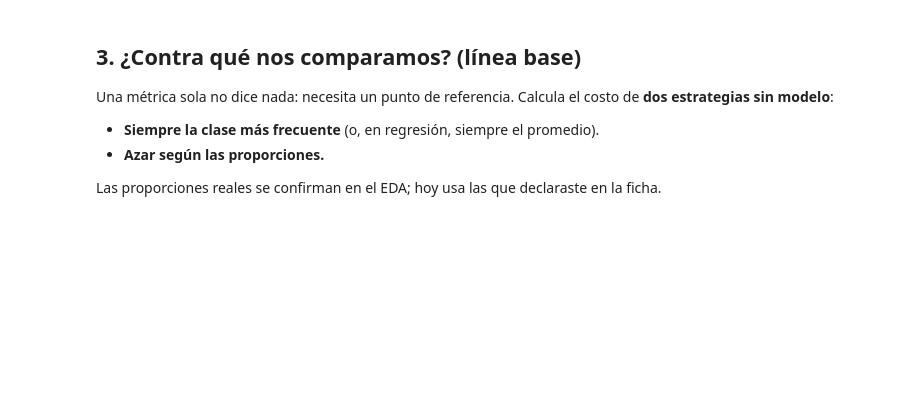
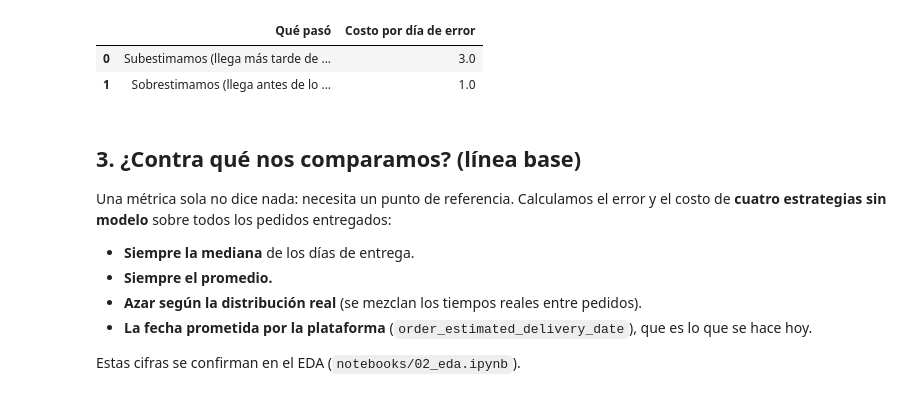
Before and after one commit to Stiware/Laboratorio_practico_ML, a Jupyter notebook: notebooks/01_caso_negocio.ipynb, the cells around one changed output. Drawn from its saved outputs; the diff is of its cells as text; code cells hidden in the pictures; blank space fills up the shorter version.

```diff
--- a/notebooks/01_caso_negocio.ipynb
+++ b/notebooks/01_caso_negocio.ipynb
@@ -49,8 +32,36 @@ else:
+# %%
+import numpy as np
+import pandas as pd
+from pathlib import Path
+
+RAW = Path("../data/raw") if Path("../data/raw").exists() else Path("data/raw")
+
+# Costo por día de error, en unidades relativas (lo que importa es la proporción, no el valor absoluto).
+COST_SUBESTIMAR = 3.0   # predicho < real: el pedido llega más tarde de lo dicho
+COST_SOBRESTIMAR = 1.0  # predicho > real: el pedido llega más temprano de lo dicho
+
+def costo_por_pedido(real, predicho):
+    """Costo relativo de cada predicción: días de error por el costo de su dirección."""
+    error = np.asarray(real) - np.asarray(predicho)          # > 0: subestimamos
+    return np.where(error > 0, COST_SUBESTIMAR * error, -COST_SOBRESTIMAR * error)
+
+pd.DataFrame(
+    {"Qué pasó": ["Subestimamos (llega más tarde de lo dicho)", "Sobrestimamos (llega antes de lo dicho)"],
+     "Costo por día de error": [COST_SUBESTIMAR, COST_SOBRESTIMAR]}
+)
+# %% [output]
+|  | Qué pasó | Costo por día de error |
+| 0 | Subestimamos (llega más tarde de ... | 3.0 |
+| 1 | Sobrestimamos (llega antes de lo ... | 1.0 |
 # %% [markdown]
 ## 3. ¿Contra qué nos comparamos? (línea base)
 
-Una métrica sola no dice nada: necesita un punto de referencia. Calcula el costo de **dos estrategias sin modelo**:
-- **Siempre la clase más frecuente** (o, en regresión, siempre el promedio).
-- **Azar según las proporciones.**
+Una métrica sola no dice nada: necesita un punto de referencia. Calculamos el error y el costo de **cuatro estrategias sin modelo**
+sobre todos los pedidos entregados:
 
-Las proporciones reales se confirman en el EDA; hoy usa las que declaraste en la ficha.
+- **Siempre la mediana** de los días de entrega.
+- **Siempre el promedio.**
+- **Azar según la distribución real** (se mezclan los tiempos reales entre pedidos).
+- **La fecha prometida por la plataforma** (`order_estimated_delivery_date`), que es lo que se hace hoy.
+
+Estas cifras se confirman en el EDA (`notebooks/02_eda.ipynb`).
```
Also changed, not shown: parts of 21 cells of this notebook, 4 other files.
